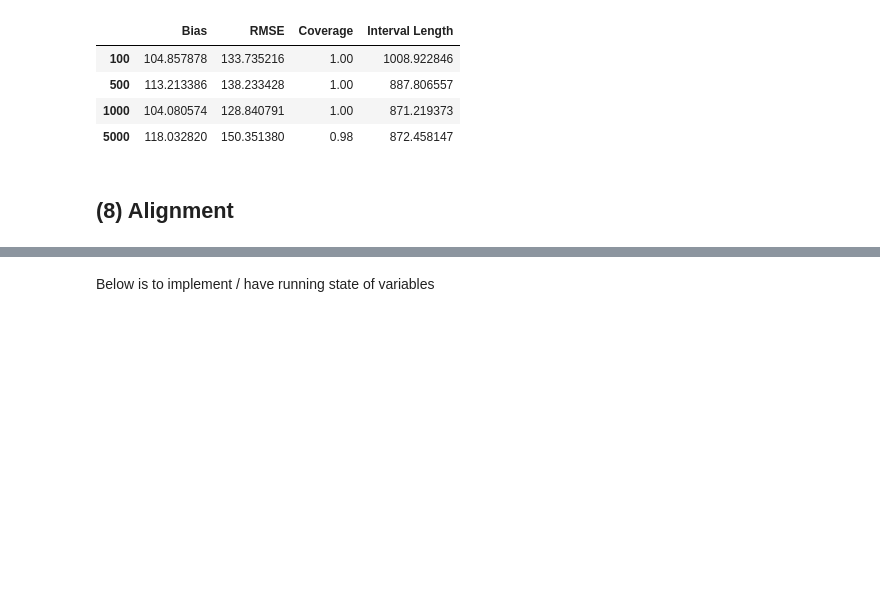
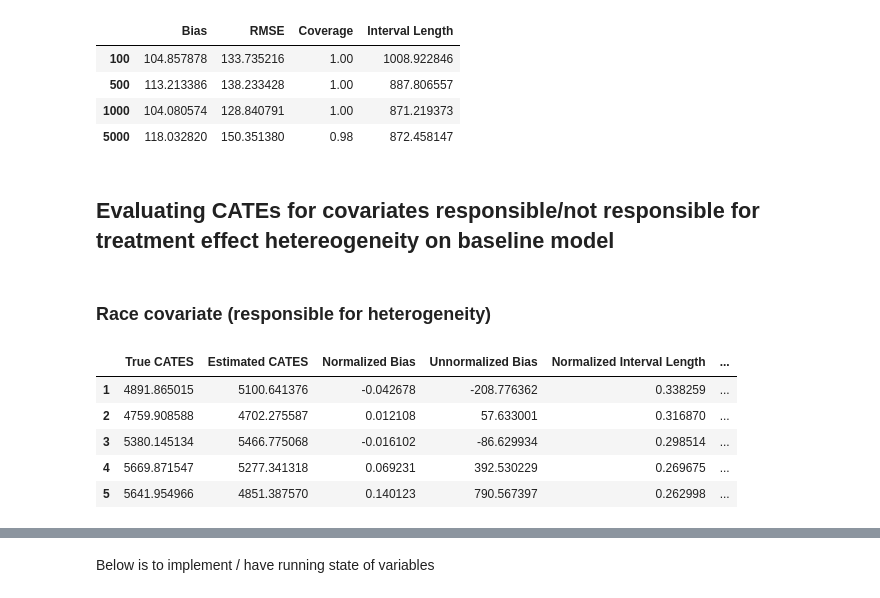
Before and after one commit to mbronckers/ecma_project, a Jupyter notebook: section2_dustin.ipynb, the cells around one changed output, grey strips where cells are left out. Drawn from its saved outputs; the diff is of its cells as text; code cells hidden in the pictures; blank space fills up the shorter version.

```diff
--- a/section2_dustin.ipynb
+++ b/section2_dustin.ipynb
@@ -1058,5 +1101,7 @@ tableENs
 | 500 | 113.213386 | 138.233428 | 1.00 | 887.806557 |
 | 1000 | 104.080574 | 128.840791 | 1.00 | 871.219373 |
 | 5000 | 118.032820 | 150.351380 | 0.98 | 872.458147 |
-# %% [markdown]
-## (8) Alignment
+# %% [markdown]
+## Evaluating CATEs for covariates responsible/not responsible for treatment effect hetereogeneity on baseline model
+# %% [markdown]
+### Race covariate (responsible for heterogeneity)
@@ -1062,0 +1135,32 @@ tableENs
+# %%
+biasRaces = []
+biasRacesNorm = []
+intervalRaces = []
+intervalRacesNorm = []
+coverageRaces = []
+
+for i in range(nBins):
+    bias = cates[i] - cateEstimates[i]
+    interval = cateUBS[i] - cateLBS[i]
+    coverage = 1 if (cates[i] >= cateLBS[i] and cates[i] <= cateUBS[i]) else 0
+
+    biasRaces.append(bias)
+    biasRacesNorm.append(bias/cates[i])
+    intervalRaces.append(interval)
+    intervalRacesNorm.append(interval/cates[i])
+    coverageRaces.append(coverage)
+
+data = {'True CATES':cates, 'Estimated CATES':cateEstimates,
+        'Normalized Bias':biasRacesNorm, 'Unnormalized Bias':biasRaces,
+        'Normalized Interval Length':intervalRacesNorm, 'Interval Length':intervalRaces,
+        'Coverage':coverageRaces}
+
+tableRaceCATEs = pd.DataFrame(data=data, index=binNumbers)
+tableRaceCATEs
+# %% [output]
+|  | True CATES | Estimated CATES | Normalized Bias | Unnormalized Bias | Normalized Interval Length | ... |
+| 1 | 4891.865015 | 5100.641376 | -0.042678 | -208.776362 | 0.338259 | ... |
+| 2 | 4759.908588 | 4702.275587 | 0.012108 | 57.633001 | 0.316870 | ... |
+| 3 | 5380.145134 | 5466.775068 | -0.016102 | -86.629934 | 0.298514 | ... |
+| 4 | 5669.871547 | 5277.341318 | 0.069231 | 392.530229 | 0.269675 | ... |
+| 5 | 5641.954966 | 4851.387570 | 0.140123 | 790.567397 | 0.262998 | ... |
```
Also changed, not shown: parts of 25 cells of this notebook.
